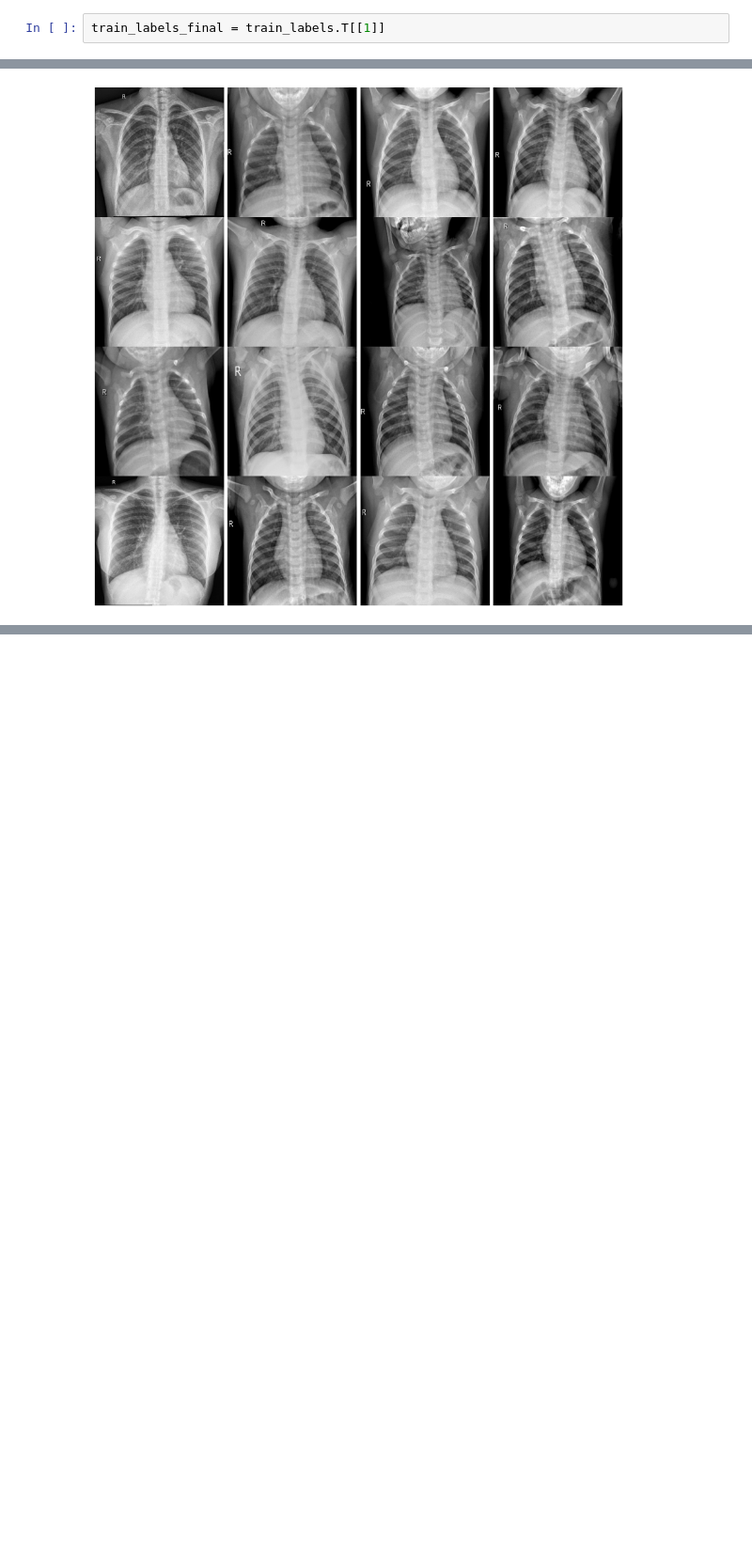
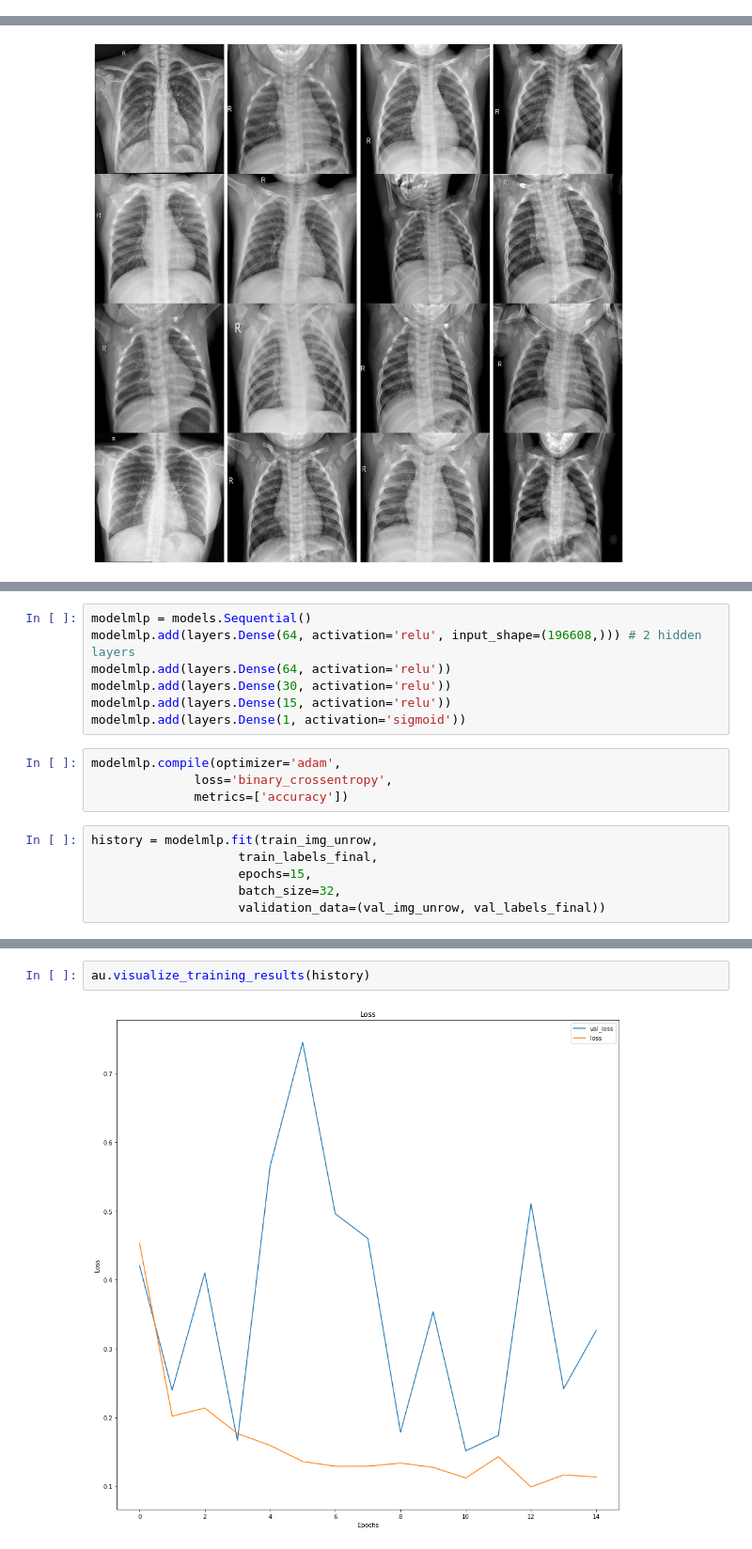
Before and after one commit to marmistead91/X-ray-Classification, a Jupyter notebook: Working Notebook.ipynb, the cells around one changed output, grey strips where cells are left out. Shown at 94% size. Saved outputs shown, nothing was run; the diff lists cells and outputs as text; blank space fills up the shorter version.

```diff
--- a/Working Notebook.ipynb
+++ b/Working Notebook.ipynb
@@ -81,5 +96,3 @@ print(np.shape(val_img_unrow))
 train_generator.class_indices
 # %% [output]
 {'NORMAL': 0, 'PNEUMONIA': 1}
-# %%
-train_labels_final = train_labels.T[[1]]
@@ -202,0 +209,17 @@ Normal
+# %%
+modelmlp = models.Sequential()
+modelmlp.add(layers.Dense(64, activation='relu', input_shape=(196608,))) # 2 hidden layers
+modelmlp.add(layers.Dense(64, activation='relu'))
+modelmlp.add(layers.Dense(30, activation='relu'))
+modelmlp.add(layers.Dense(15, activation='relu'))
+modelmlp.add(layers.Dense(1, activation='sigmoid'))
+# %%
+modelmlp.compile(optimizer='adam',
+              loss='binary_crossentropy',
+              metrics=['accuracy'])
+# %%
+history = modelmlp.fit(train_img_unrow,
+                    train_labels_final,
+                    epochs=15,
+                    batch_size=32,
+                    validation_data=(val_img_unrow, val_labels_final))
@@ -202,0 +244,4 @@ Normal
+# %%
+au.visualize_training_results(history)
+# %% [output]
+[figure, added]
```
Also changed, not shown: parts of 26 cells of this notebook, 1 other file.
